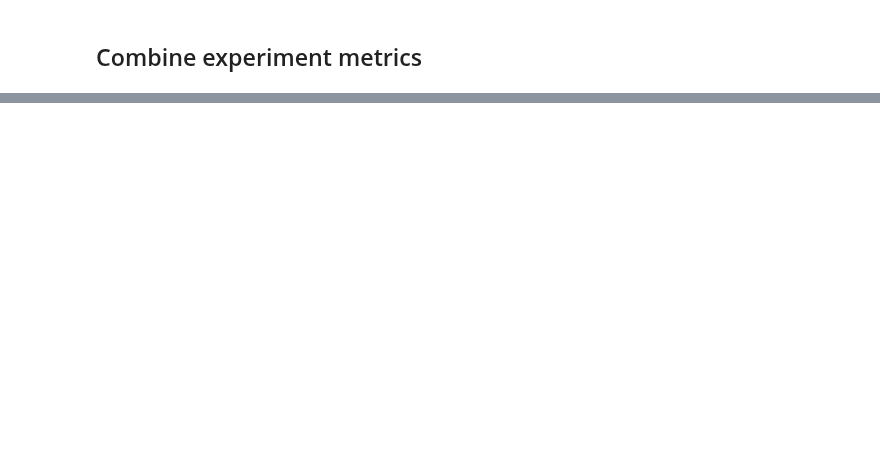
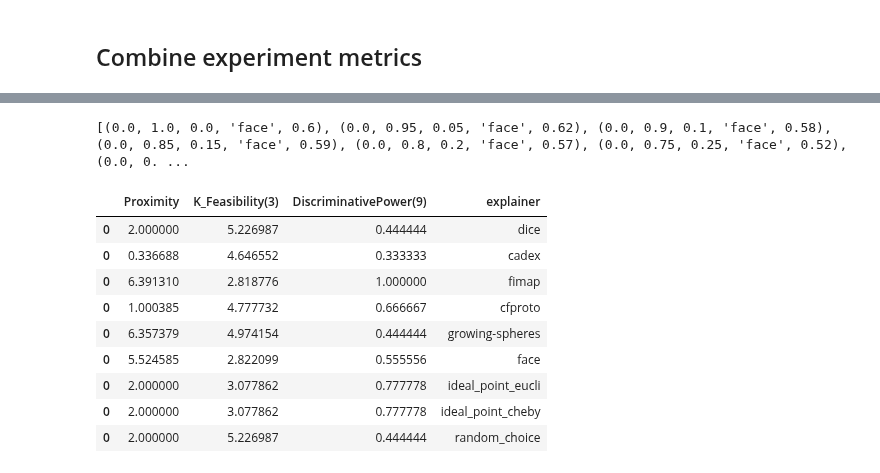
Before and after one commit to istepka/MCSECE, a Jupyter notebook: experiments/experiment1.ipynb, the cells around one changed output, grey strips where cells are left out. Saved outputs shown, nothing was run; the diff lists cells and outputs as text; code cells hidden in the pictures; blank space fills up the shorter version.

```diff
--- a/experiments/experiment1.ipynb
+++ b/experiments/experiment1.ipynb
@@ -372,0 +403,50 @@ random-choice & 1.49 & 0.71 & 0.50 & 3.58 & 1.41 & \bfseries 1.00 & 0.90 \\ \hli
+# %%
+from collections import defaultdict
+resolution = 20
+metrics_to_consider = ['DiscriminativePower(9)', 'K_Feasibility(3)', 'Proximity']
+
+combinations = [(i/resolution, (resolution-i-k)/resolution, k/resolution) for i in range(0,resolution+1) for k in range(0,resolution-i+1)]
+
+results = []
+
+for i, j, k in tqdm(combinations):
+    counts = defaultdict(lambda: 0)
+
+    for scores in experiment2_list_of_scores:
+        # normalize scores in columns
+        scores = scores.copy().reset_index(drop=True)
+        x = scores[metrics_to_consider]
+        x = (x - x.min()) / (x.max() - x.min())
+        scores[metrics_to_consider] = x
+        scores['weighted_score'] = np.sum(x * [i, -j, -k], axis=1) #[discr, feas, prox]
+
+        #print(x)
+
+        #break
+
+
+        idxmax = np.argmax(scores['weighted_score'])
+        counts[scores['explainer'].iloc[idxmax]] += 1
+    #break
+
+    # best explainer
+    best = max(counts.items(), key=lambda x: x[1])
+    results.append((i, j, k, best[0], best[1] / sum(counts.values())))
+
+
+print(results)
+# %% [output]
+[(0.0, 1.0, 0.0, 'face', 0.6), (0.0, 0.95, 0.05, 'face', 0.62), (0.0, 0.9, 0.1, 'face', 0.58), (0.0, 0.85, 0.15, 'face', 0.59), (0.0, 0.8, 0.2, 'face', 0.57), (0.0, 0.75, 0.25, 'face', 0.52), (0.0, 0. ...
+# %%
+experiment2_list_of_scores[0]
+# %% [output]
+|  | Proximity | K_Feasibility(3) | DiscriminativePower(9) | explainer |
+| 0 | 2.000000 | 5.226987 | 0.444444 | dice |
+| 0 | 0.336688 | 4.646552 | 0.333333 | cadex |
+| 0 | 6.391310 | 2.818776 | 1.000000 | fimap |
+| 0 | 1.000385 | 4.777732 | 0.666667 | cfproto |
+| 0 | 6.357379 | 4.974154 | 0.444444 | growing-spheres |
+| 0 | 5.524585 | 2.822099 | 0.555556 | face |
+| 0 | 2.000000 | 3.077862 | 0.777778 | ideal_point_eucli |
+| 0 | 2.000000 | 3.077862 | 0.777778 | ideal_point_cheby |
+| 0 | 2.000000 | 5.226987 | 0.444444 | random_choice |
```
Also changed, not shown: parts of 18 cells of this notebook, 2 other files.
